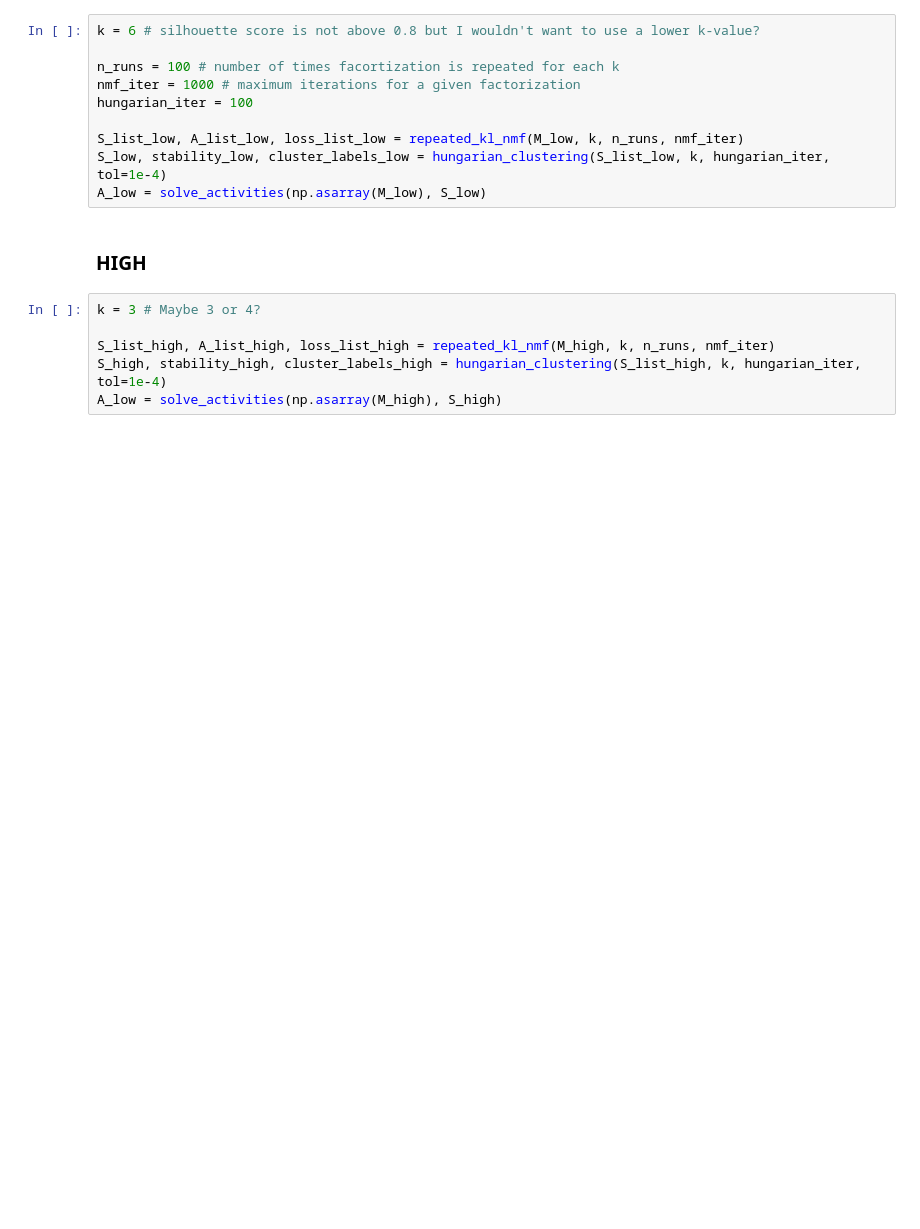
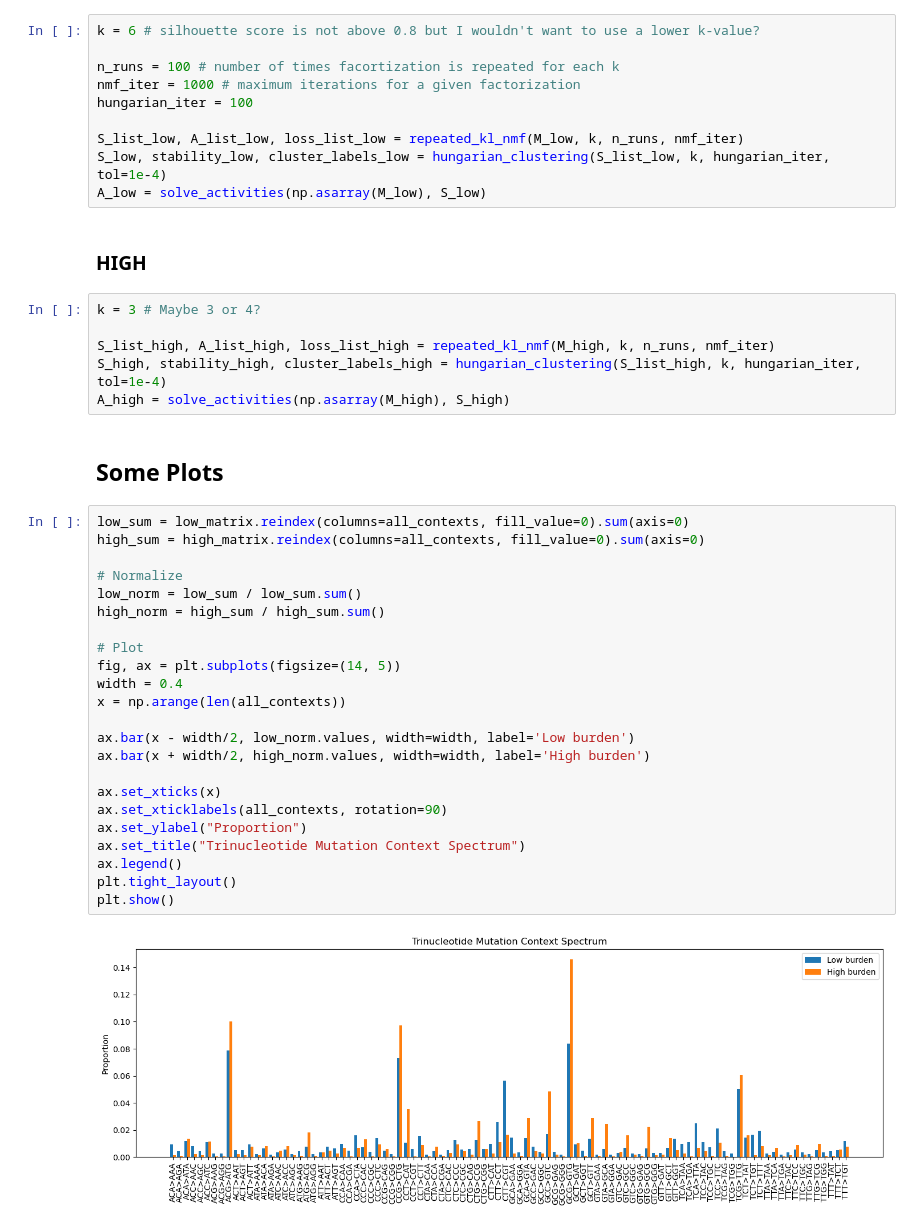
Before and after one commit to anl078/ECE204Repo, a Jupyter notebook: project3/proj3_SF.ipynb, the cells around one changed output. Cells and saved outputs as stored; diff of their text form; blank space fills up the shorter version.

Commit message:
added plots

```diff
--- a/project3/proj3_SF.ipynb
+++ b/project3/proj3_SF.ipynb
@@ -777,4 +777,31 @@ k = 3 # Maybe 3 or 4?
 
 S_list_high, A_list_high, loss_list_high = repeated_kl_nmf(M_high, k, n_runs, nmf_iter)
 S_high, stability_high, cluster_labels_high = hungarian_clustering(S_list_high, k, hungarian_iter, tol=1e-4)
-A_low = solve_activities(np.asarray(M_high), S_high)
+A_high = solve_activities(np.asarray(M_high), S_high)
+# %% [markdown]
+## Some Plots
+# %%
+low_sum = low_matrix.reindex(columns=all_contexts, fill_value=0).sum(axis=0)
+high_sum = high_matrix.reindex(columns=all_contexts, fill_value=0).sum(axis=0)
+
+# Normalize
+low_norm = low_sum / low_sum.sum()
+high_norm = high_sum / high_sum.sum()
+
+# Plot
+fig, ax = plt.subplots(figsize=(14, 5))
+width = 0.4
+x = np.arange(len(all_contexts))
+
+ax.bar(x - width/2, low_norm.values, width=width, label='Low burden')
+ax.bar(x + width/2, high_norm.values, width=width, label='High burden')
+
+ax.set_xticks(x)
+ax.set_xticklabels(all_contexts, rotation=90)
+ax.set_ylabel("Proportion")
+ax.set_title("Trinucleotide Mutation Context Spectrum")
+ax.legend()
+plt.tight_layout()
+plt.show()
+# %% [output]
+[figure, added]
```
Also changed, not shown: parts of 7 cells of this notebook.
